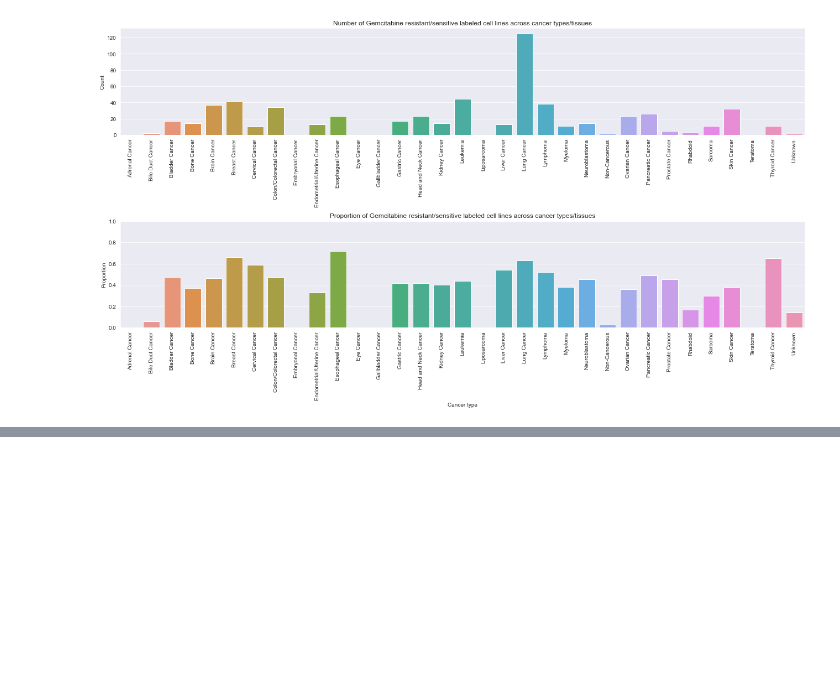
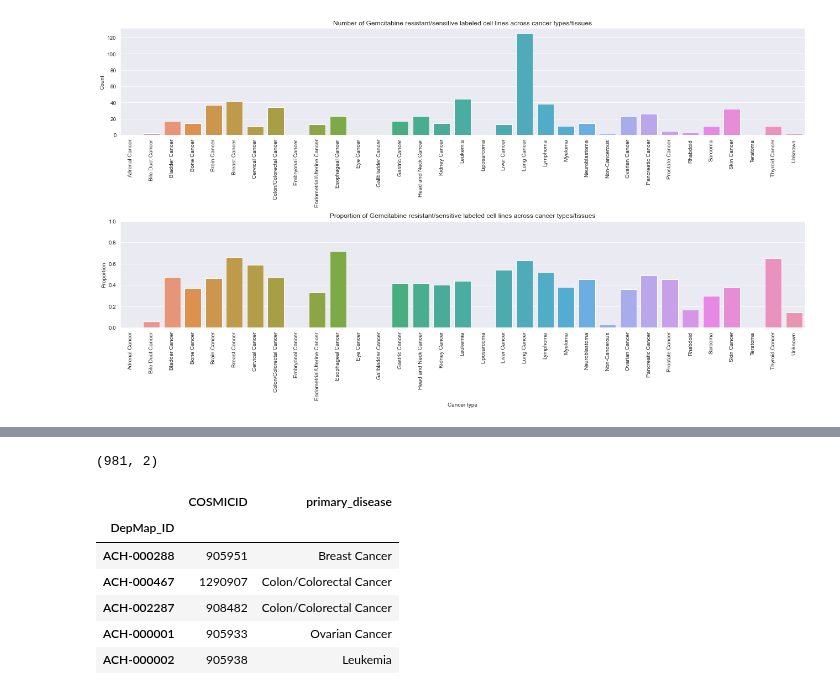
Before and after one commit to greenelab/pancancer-evaluation, a Jupyter notebook: 08_cell_line_prediction/download_drug_data.ipynb, the cells around one changed output, grey strips where cells are left out. Cells and saved outputs as stored; diff of their text form; code cells hidden in the pictures; blank space fills up the shorter version.

```diff
--- a/08_cell_line_prediction/download_drug_data.ipynb
+++ b/08_cell_line_prediction/download_drug_data.ipynb
@@ -350,0 +369,18 @@ if output_plots:
+# %%
+drug_cancer_types = (ccle_sample_info_df
+    .loc[:, ['COSMICID', 'primary_disease']]
+    .dropna()
+)
+drug_cancer_types['COSMICID'] = drug_cancer_types.COSMICID.astype(int)
+
+print(drug_cancer_types.shape)
+drug_cancer_types.head()
+# %% [output]
+(981, 2)
+|  | COSMICID | primary_disease |
+| DepMap_ID |  |  |
+| ACH-000288 | 905951 | Breast Cancer |
+| ACH-000467 | 1290907 | Colon/Colorectal Cancer |
+| ACH-002287 | 908482 | Colon/Colorectal Cancer |
+| ACH-000001 | 905933 | Ovarian Cancer |
+| ACH-000002 | 905938 | Leukemia |
```
Also changed, not shown: parts of 6 cells of this notebook, 1 other file.
